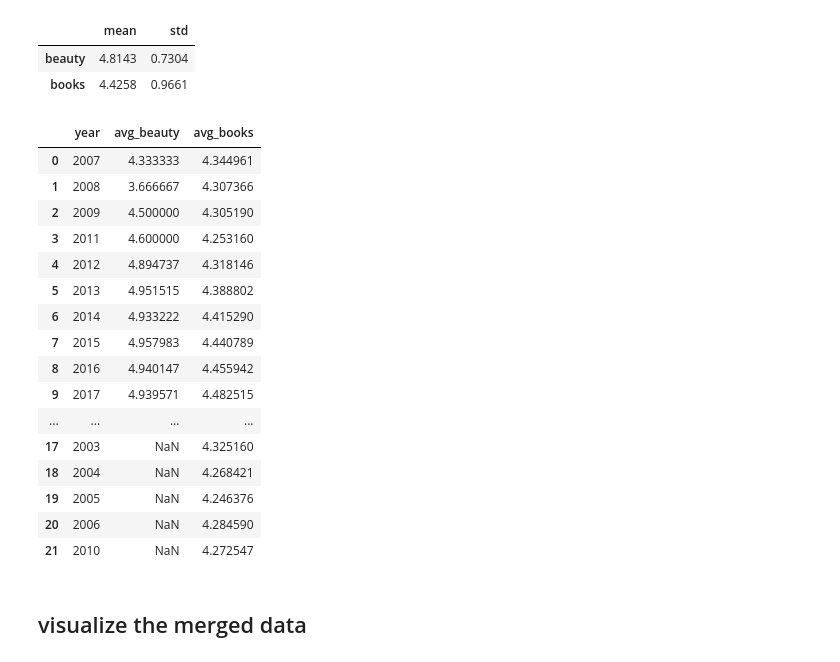
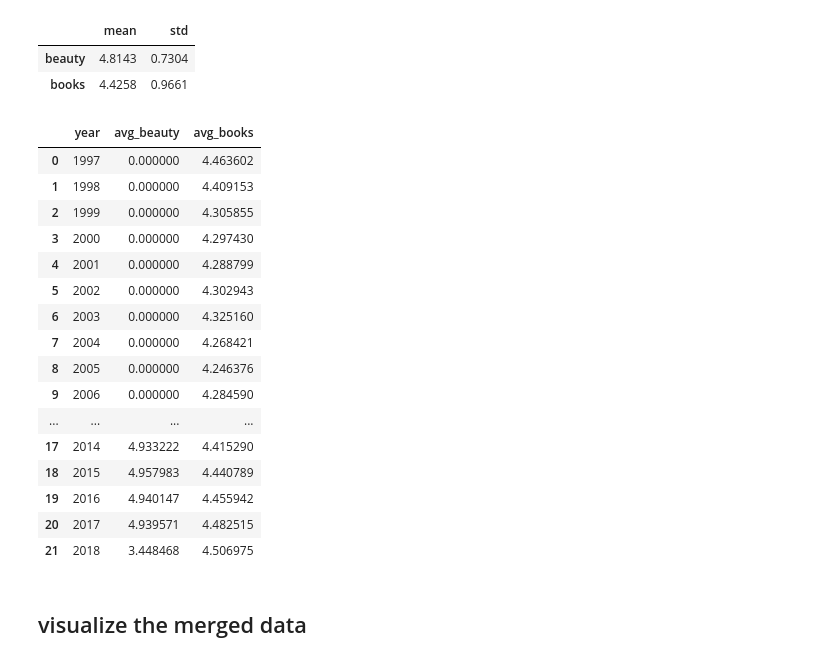
Before and after one commit to Nicole-LijuanChen/Patterns-in-Amazon-customer-ratings, a Jupyter notebook: data-cleaning.ipynb, the cells around one changed output. Cells and saved outputs as stored; diff of their text form; code cells hidden in the pictures.

Commit message:
rename some dataframes

```diff
--- a/data-cleaning.ipynb
+++ b/data-cleaning.ipynb
@@ -195,8 +195,8 @@ df_years.head(5)
 | 3 | 5.0 | 2011 |
 | 4 | 2.0 | 2018 |
 # %%
-ratings_by_year_beauty = df_years.groupby('years')['ratings'].mean()
-ratings_by_year_beauty
+avg_by_year_beauty = ratings_beauty.groupby('years')['ratings'].mean()
+avg_by_year_beauty
 # %% [output]
 years
 2007    4.333333
@@ -475,27 +475,29 @@ ave_ratings_merge
 # %%
 # merge the average ratings by year
 avg_year_merge = pd.merge(by_year_beauty,by_year_books, how = 'outer',on=['year'])
 avg_year_merge = avg_year_merge.rename(columns = {'avg_ratings_x': 'avg_beauty',
                                         'avg_ratings_y': 'avg_books'})
+avg_year_merge = avg_year_merge.replace(np.nan, 0)
+avg_year_merge = avg_year_merge.sort_values(by = 'year').reset_index(drop = True)
 avg_year_merge
 # %% [output]
 |  | year | avg_beauty | avg_books |
-| 0 | 2007 | 4.333333 | 4.344961 |
-| 1 | 2008 | 3.666667 | 4.307366 |
-| 2 | 2009 | 4.500000 | 4.305190 |
-| 3 | 2011 | 4.600000 | 4.253160 |
-| 4 | 2012 | 4.894737 | 4.318146 |
-| 5 | 2013 | 4.951515 | 4.388802 |
-| 6 | 2014 | 4.933222 | 4.415290 |
-| 7 | 2015 | 4.957983 | 4.440789 |
-| 8 | 2016 | 4.940147 | 4.455942 |
-| 9 | 2017 | 4.939571 | 4.482515 |
+| 0 | 1997 | 0.000000 | 4.463602 |
+| 1 | 1998 | 0.000000 | 4.409153 |
+| 2 | 1999 | 0.000000 | 4.305855 |
+| 3 | 2000 | 0.000000 | 4.297430 |
+| 4 | 2001 | 0.000000 | 4.288799 |
+| 5 | 2002 | 0.000000 | 4.302943 |
+| 6 | 2003 | 0.000000 | 4.325160 |
+| 7 | 2004 | 0.000000 | 4.268421 |
+| 8 | 2005 | 0.000000 | 4.246376 |
+| 9 | 2006 | 0.000000 | 4.284590 |
 | ... | ... | ... | ... |
-| 17 | 2003 | NaN | 4.325160 |
-| 18 | 2004 | NaN | 4.268421 |
-| 19 | 2005 | NaN | 4.246376 |
-| 20 | 2006 | NaN | 4.284590 |
-| 21 | 2010 | NaN | 4.272547 |
+| 17 | 2014 | 4.933222 | 4.415290 |
+| 18 | 2015 | 4.957983 | 4.440789 |
+| 19 | 2016 | 4.940147 | 4.455942 |
+| 20 | 2017 | 4.939571 | 4.482515 |
+| 21 | 2018 | 3.448468 | 4.506975 |
 # %% [markdown]
 ## visualize the merged data
 # %%
```
Also changed, not shown: parts of 6 cells of this notebook.
